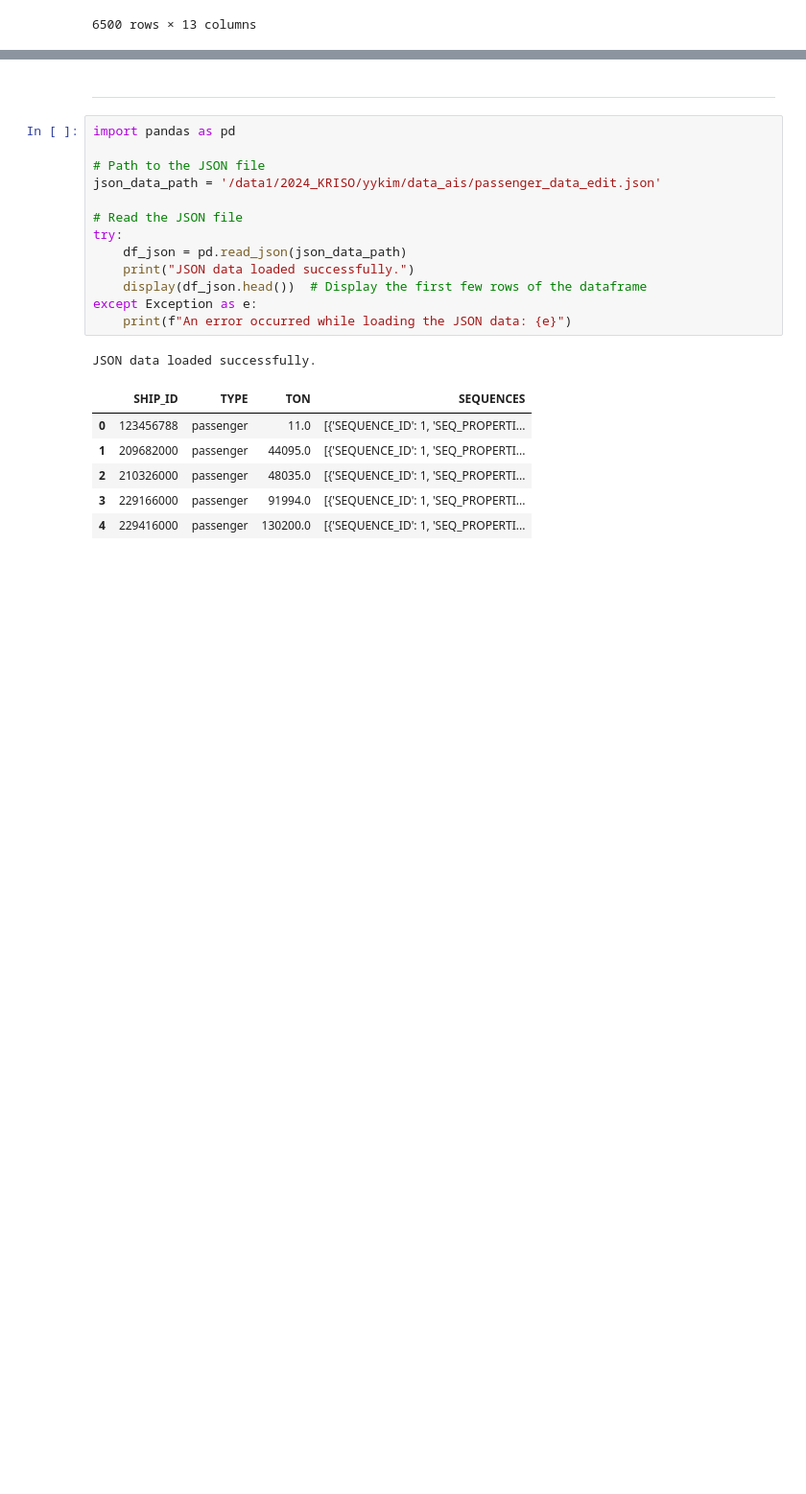
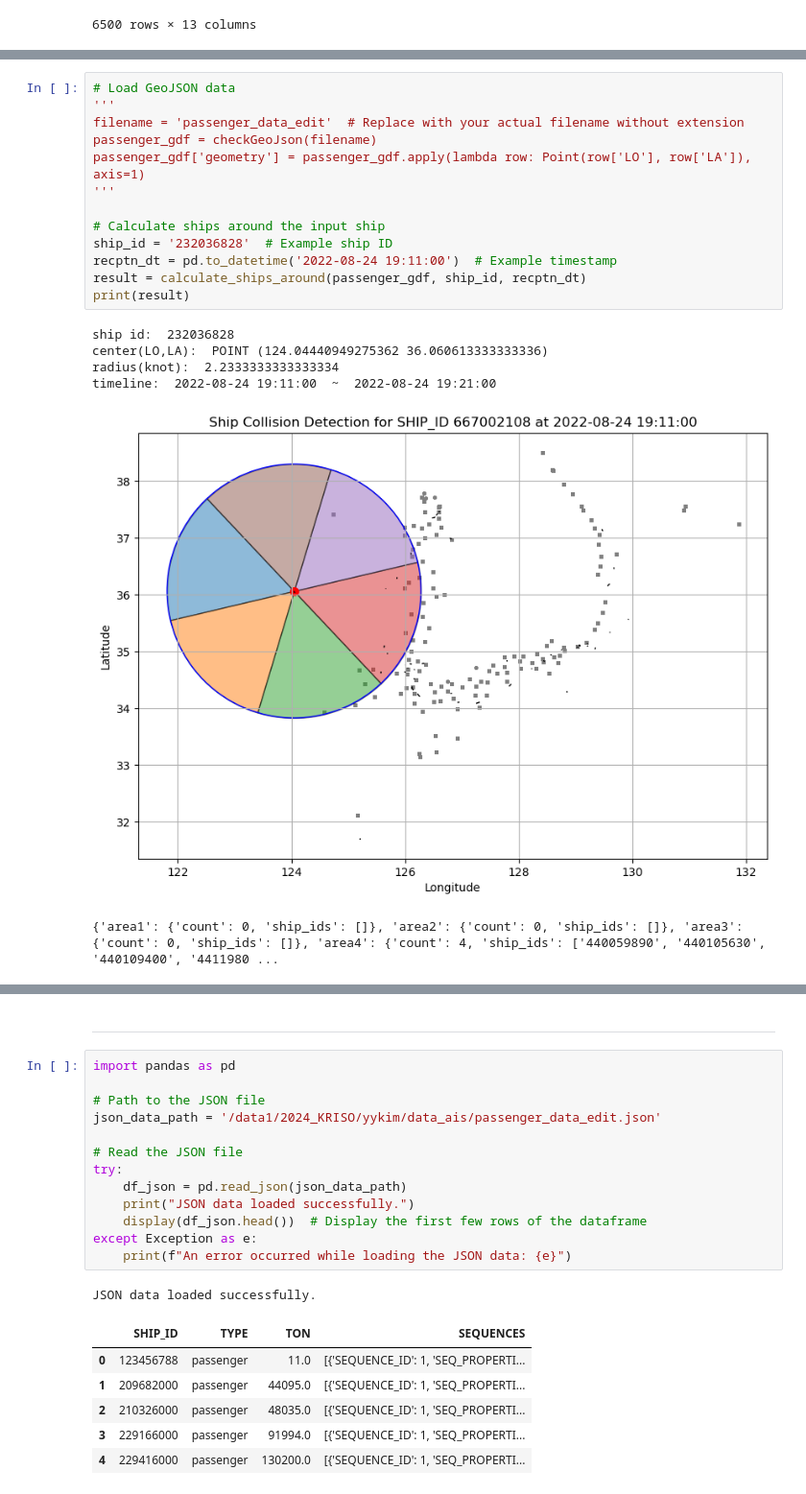
Before and after one commit to swannekim/KRISOVIS24, a Jupyter notebook: data/datacheck.ipynb, the cells around one changed output, grey strips where cells are left out. Shown at 96% size. Cells and saved outputs as stored; diff of their text form; blank space fills up the shorter version.

```diff
--- a/data/datacheck.ipynb
+++ b/data/datacheck.ipynb
@@ -230,0 +345,20 @@ print(result)
+# %%
+# Load GeoJSON data
+'''
+filename = 'passenger_data_edit'  # Replace with your actual filename without extension
+passenger_gdf = checkGeoJson(filename)
+passenger_gdf['geometry'] = passenger_gdf.apply(lambda row: Point(row['LO'], row['LA']), axis=1)
+'''
+
+# Calculate ships around the input ship
+ship_id = '232036828'  # Example ship ID
+recptn_dt = pd.to_datetime('2022-08-24 19:11:00')  # Example timestamp
+result = calculate_ships_around(passenger_gdf, ship_id, recptn_dt)
+print(result)
+# %% [output]
+ship id:  232036828
+center(LO,LA):  POINT (124.04440949275362 36.060613333333336)
+radius(knot):  2.2333333333333334
+timeline:  2022-08-24 19:11:00  ~  2022-08-24 19:21:00
+[figure, added]
+{'area1': {'count': 0, 'ship_ids': []}, 'area2': {'count': 0, 'ship_ids': []}, 'area3': {'count': 0, 'ship_ids': []}, 'area4': {'count': 4, 'ship_ids': ['440059890', '440105630', '440109400', '4411980 ...
```
Also changed, not shown: parts of 6 cells of this notebook.
